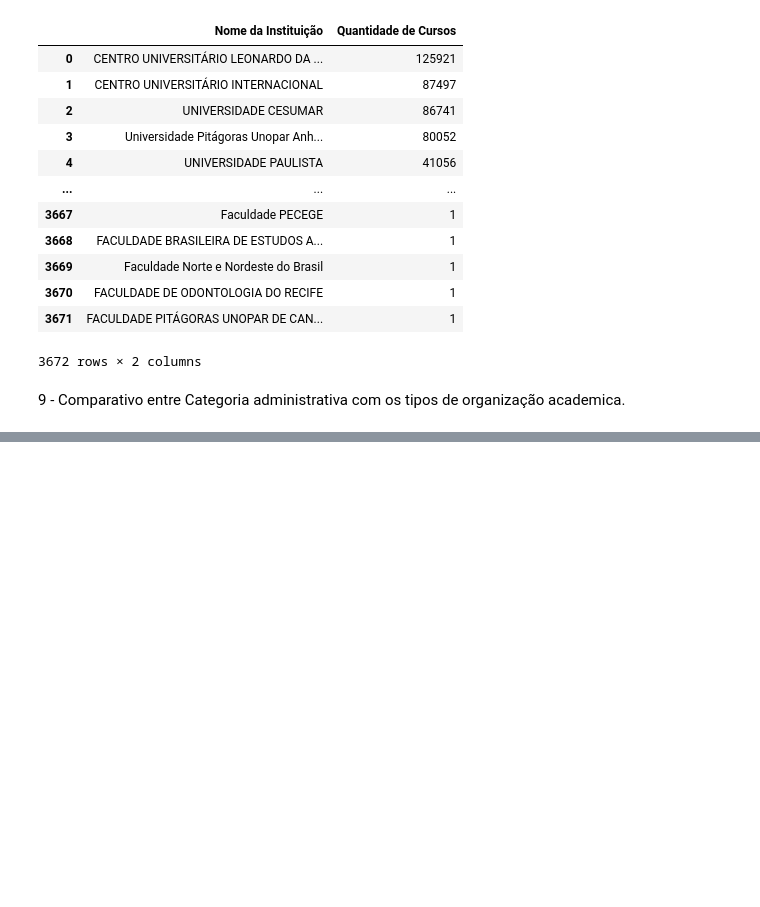
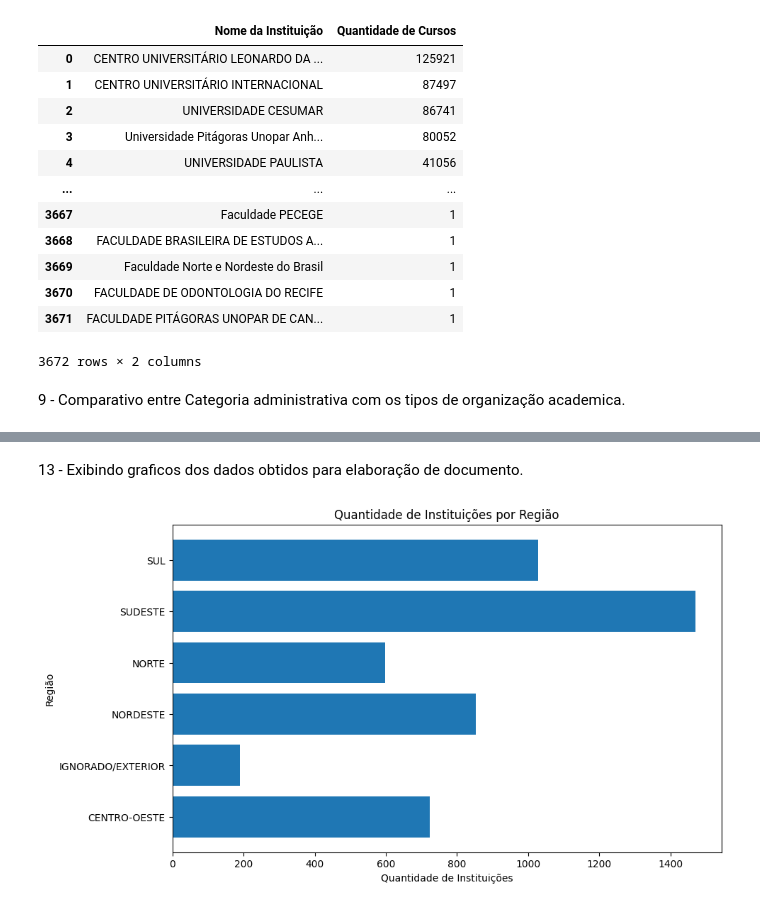
Before and after one commit to LucasPolicarpo-svg/Projeto_Final_Python, a Jupyter notebook: dados.ipynb, the cells around one changed output, grey strips where cells are left out. Saved outputs shown, nothing was run; the diff lists cells and outputs as text; code cells hidden in the pictures; blank space fills up the shorter version.

```diff
--- a/dados.ipynb
+++ b/dados.ipynb
@@ -199,0 +245,6 @@ display(tabela_comparativa)
+# %%
+tabela_comparativa_regiao = tabela.groupby('REGIAO')['NOME_CURSO'].nunique().reset_index()
+
+tabela_comparativa_regiao.columns = ['Região', 'Quantidade de Instituições']
+
+print(tabela_comparativa_regiao)
@@ -199,0 +279,18 @@ display(tabela_comparativa)
+# %% [markdown]
+13 - Exibindo graficos dos dados obtidos para elaboração de documento.
+# %%
+import matplotlib.pyplot as plt
+
+
+regioes = tabela_comparativa_regiao['Região']
+quantidade_instituicoes = tabela_comparativa_regiao['Quantidade de Instituições']
+
+plt.figure(figsize=(10, 6))
+plt.barh(regioes, quantidade_instituicoes)
+plt.xlabel('Quantidade de Instituições')
+plt.ylabel('Região')
+plt.title('Quantidade de Instituições por Região')
+
+plt.show()
+# %% [output]
+[figure, added]
```
Also changed, not shown: parts of 10 cells of this notebook.
